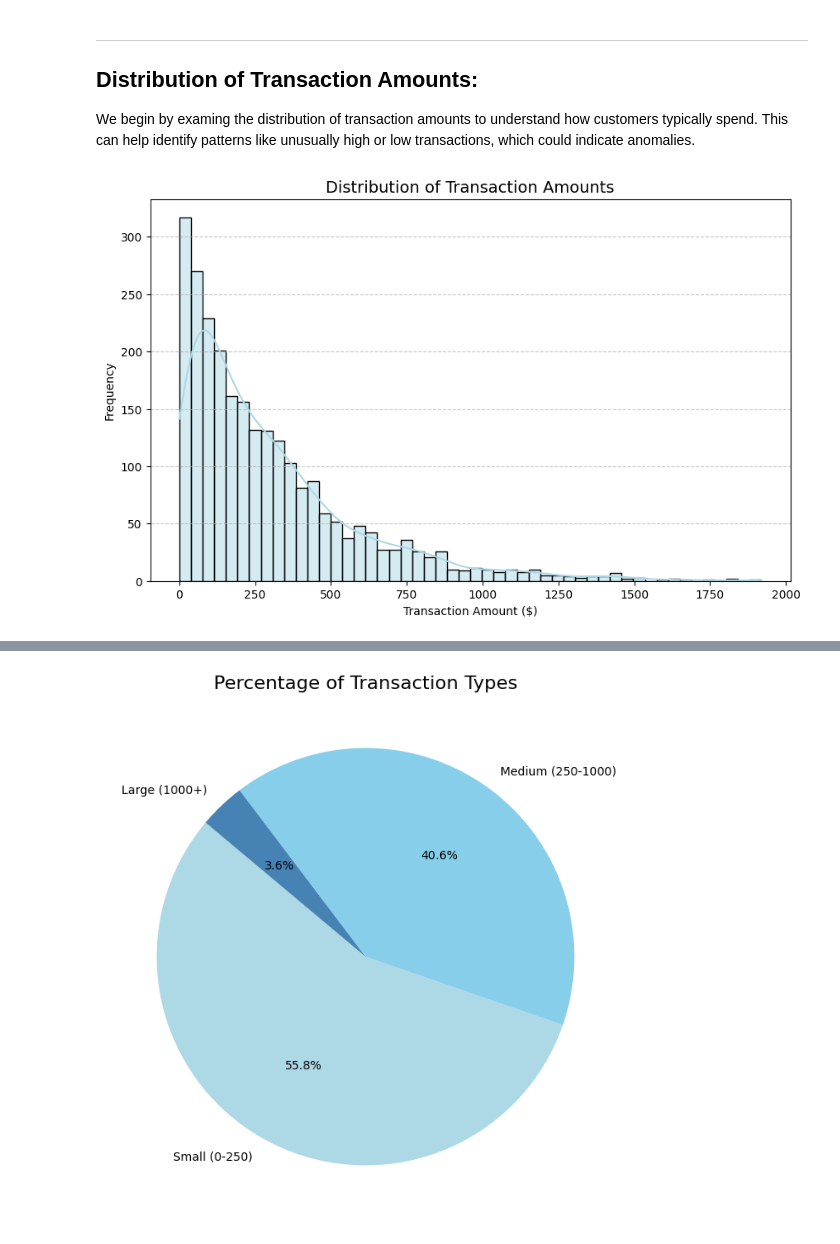
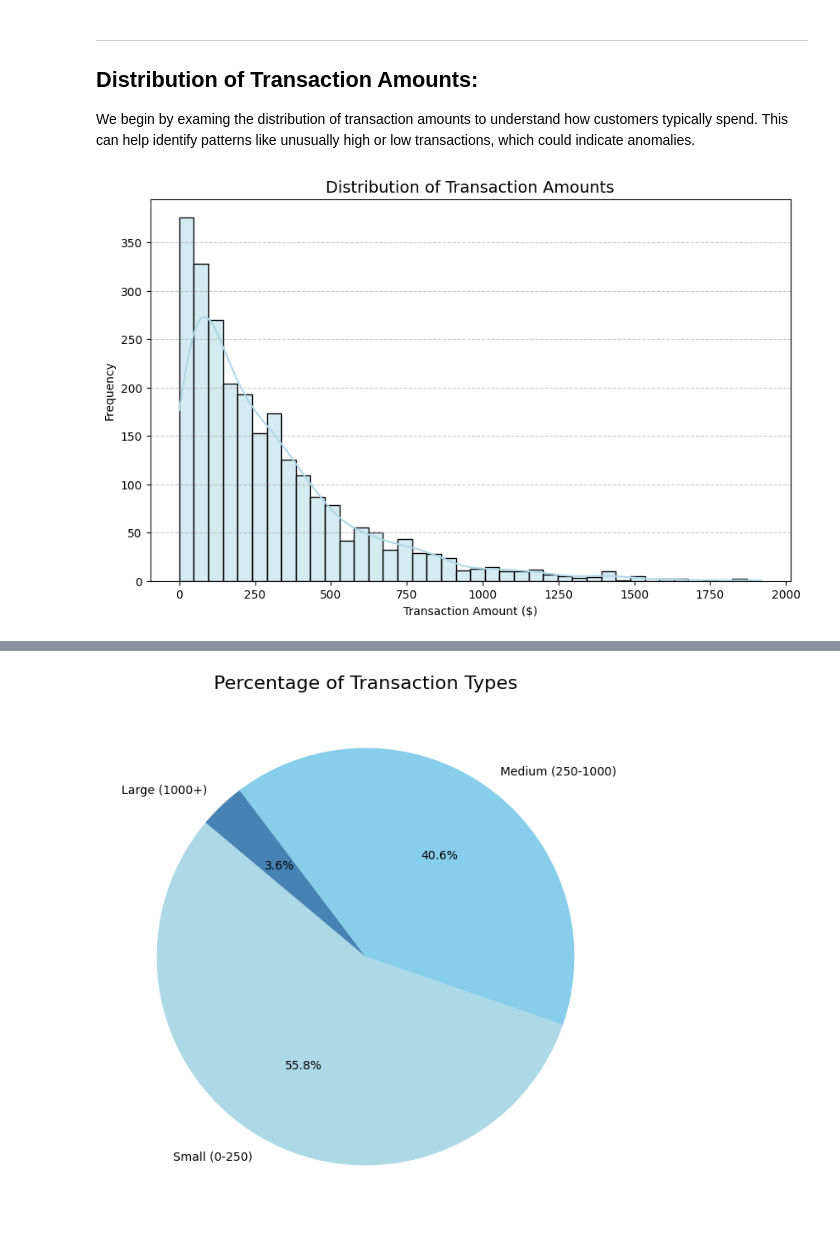
Before and after one commit to briannemcgrath/PFDA, a Jupyter notebook: project/project.ipynb, the cells around one changed output, grey strips where cells are left out. Drawn from its saved outputs; the diff is of its cells as text; code cells hidden in the pictures.

```diff
--- a/project/project.ipynb
+++ b/project/project.ipynb
@@ -248,14 +247,14 @@ We begin by examing the distribution of transaction amounts to understand how cu
 # %%
 #plotting
 plt.figure(figsize=(10, 6))
-sns.histplot(df['TransactionAmount'], bins=50, kde=True, color='lightblue')
+sns.histplot(df['TransactionAmount'], kde=True, color='lightblue')
 plt.grid(axis='y', linestyle='--', alpha=0.7)
 plt.title('Distribution of Transaction Amounts', fontsize=14)
 plt.xlabel('Transaction Amount ($)')
 plt.ylabel('Frequency')
 plt.show()
 # %% [output]
-[figure, old version]
+[figure, new version]
 # %% [markdown]
 - **Skewed Distribution:** The graph shows a **right-skewed distribution**, where most transaction amounts are small (e.g., under $250). This seems typical for a real-world situation, as smaller transactions are generally more common than larger ones.
 - **Low Frequency of Large Transactions:** Transactions above $1,000 are much less frequent, suggesting that high-value transactions are rare.
```
Also changed, not shown: parts of 31 cells of this notebook, 3 other files.
